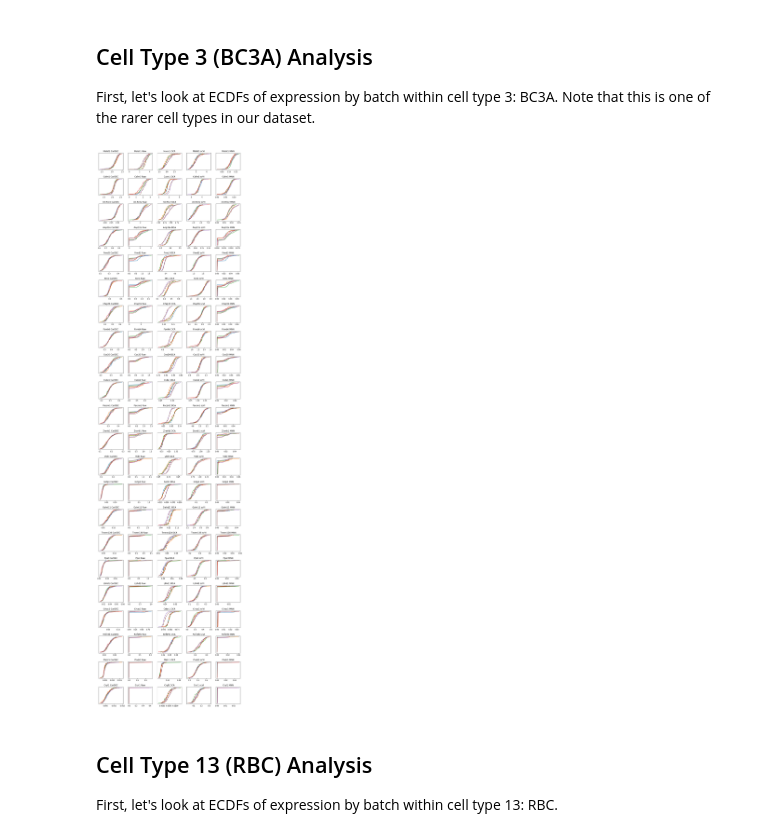
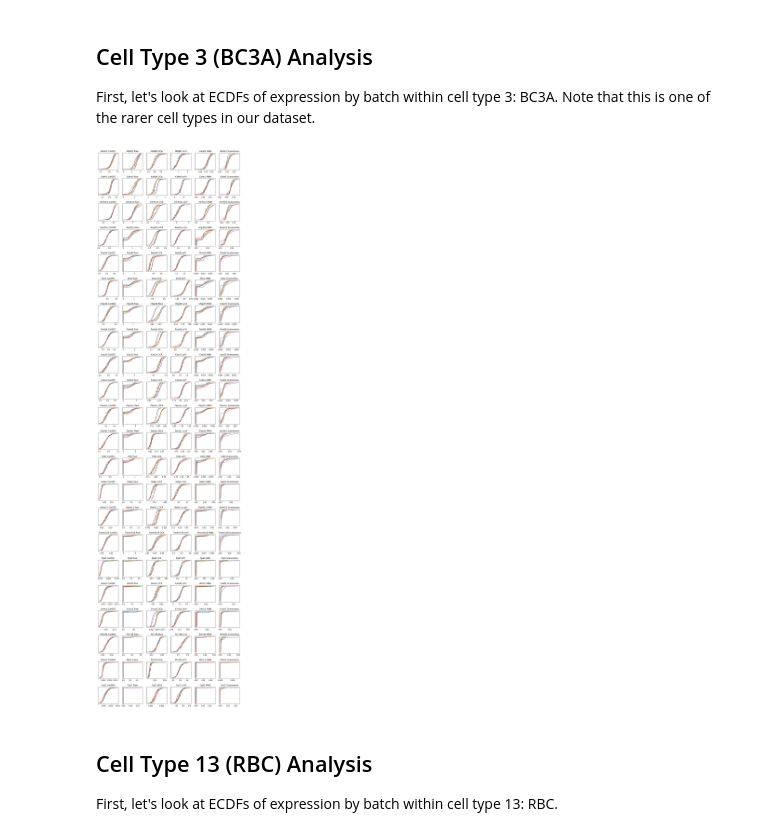
Before and after one commit to jlakkis/CarDEC_Codes, a Jupyter notebook: Evaluations of CarDEC/Batch Calibration Tests Mouse Retina.ipynb, the cells around one changed output. Cells and saved outputs as stored; diff of their text form; code cells hidden in the pictures.

Commit message:
CV Plots for Scanorama

```diff
--- a/Evaluations of CarDEC/Batch Calibration Tests Mouse Retina.ipynb
+++ b/Evaluations of CarDEC/Batch Calibration Tests Mouse Retina.ipynb
@@ -254,6 +256,34 @@ normalized_values = vae.get_normalized_expression(
 scvi_denoised = AnnData(deepcopy(normalized_values))
 scvi_denoised.obs = anndataset.obs
 
+"""Scanorama Denoised Counts"""
+adata2 = adata.copy()
+adata2.obs['idx'] = range(adata2.shape[0])
+
+sc.pp.normalize_per_cell(adata2)
+sc.pp.log1p(adata2)
+
+# split per batch into new objects.
+batches = np.unique(adata2.obs['BatchID'].values)
+alldata = {}
+recover_id = [0] * len(adata)
+
+new = 0
+for batch in batches:
+    alldata[batch] = adata2[adata2.obs['BatchID'] == batch].copy()
+    for idx in alldata[batch].obs['idx']:
+        recover_id[idx] = new
+        new += 1
+
+#convert to list of AnnData objects
+adatas = list(alldata.values())
+
+# run scanorama.integrate
+corrected = scanorama.correct_scanpy(adatas, dimred = 50, return_dimred = True, verbose = False, return_dense = True) #correct_scanpy,integrate_scanpy
+
+scanorama_denoised = concat(corrected)[recover_id]
+scanorama_denoised.obs = adata.obs
+
 """MNN Batch Corrected Counts"""
 
 MNNdata = pd.read_csv("../Evaluations of Competing Methods/MNNcorrected/corrected_data_Retina.csv", index_col = 0)
@@ -296,6 +327,7 @@ adata_d = package_adata(denoised, index = CarDEC.dataset.obs.index, inherit = Ca
 adata_r = package_adata(raw_counts, index = CarDEC.dataset.obs.index, inherit = CarDEC.dataset)
 adata_dca = package_adata(deepcopy(dca_denoised), index = dca_denoised.obs.index, inherit = dca_denoised)
 adata_scvi = package_adata(deepcopy(scvi_denoised), index = anndataset.obs.index, inherit = anndataset)
+adata_scanorama = package_adata(scanorama_denoised.X.copy(), index = scanorama_denoised.obs.index, inherit = scanorama_denoised)
 
 tmp = sc.pp.combat(adata_dca, key = 'BatchID', inplace = False)
 adata_dca.X = tmp
@@ -318,10 +350,11 @@ def sort_genes(adata):
 
 adata_dca.X[adata_dca.X < 0.] = 0.
 adata_mnn.X[adata_mnn.X < 0.] = 0.
+adata_scanorama.X[adata_scanorama.X < 0.] = 0.
 
-datasets = [adata_d, adata_r, adata_dca, adata_scvi, adata_mnn]
+datasets = [adata_d, adata_r, adata_dca, adata_scvi, adata_mnn, adata_scanorama]
 datasets = [sort_genes(ds) for ds in datasets]
-names = ['CarDEC', "Raw", "DCA", "scVI", "MNN"]
+names = ['CarDEC', "Raw", "DCA", "scVI", "MNN", "Scanorama"]
 # %% [output]
 ... storing 'BatchID' as categorical
 ... storing 'cell_type' as categorical
@@ -349,35 +382,35 @@ First, let's look at ECDFs of expression by batch within cell type 3: BC3A. Note
 # %%
 batch_key = np.unique(adata_r.obs['BatchID'])
 
 subdatasets = [create_subdataset(ds, type_ = 3) for ds in datasets]
 
-fig, axes = pyplot.subplots(len(index_list), 5, figsize = (15, 60))
+fig, axes = pyplot.subplots(len(index_list), 6, figsize = (15, 60))
 
 index_count = 0
 for gene in gene_names:
 
     method_count = 0
     for subdataset in subdatasets:
         sample, trimmed_batch, genes = subdataset
         index = np.argwhere([x in [gene] for x in list(genes)])[0][0]
         trimmed_counts = sample[:,index]
 
         for i in range(len(batch_key)):
             trimmed_counts_B = deepcopy(trimmed_counts)
             id_vector = [x == batch_key[i] for x in trimmed_batch]
             trimmed_counts_B = trimmed_counts_B[id_vector,]
             ecdf = ECDF(trimmed_counts_B)
             axes[index_count, method_count].plot(ecdf.x, ecdf.y)
             axes[index_count, method_count].set_yticks([])
             axes[index_count, method_count].title.set_text(gene + " " + names[method_count])
 
         method_count = method_count + 1
 
     index_count = index_count + 1
 
 fig.subplots_adjust(hspace=.5)
 # %% [output]
-[figure, old version]
+[figure, new version]
 # %% [markdown]
 ## Cell Type 13 (RBC) Analysis
 
```
Also changed, not shown: parts of 20 cells of this notebook, 4 other files.
